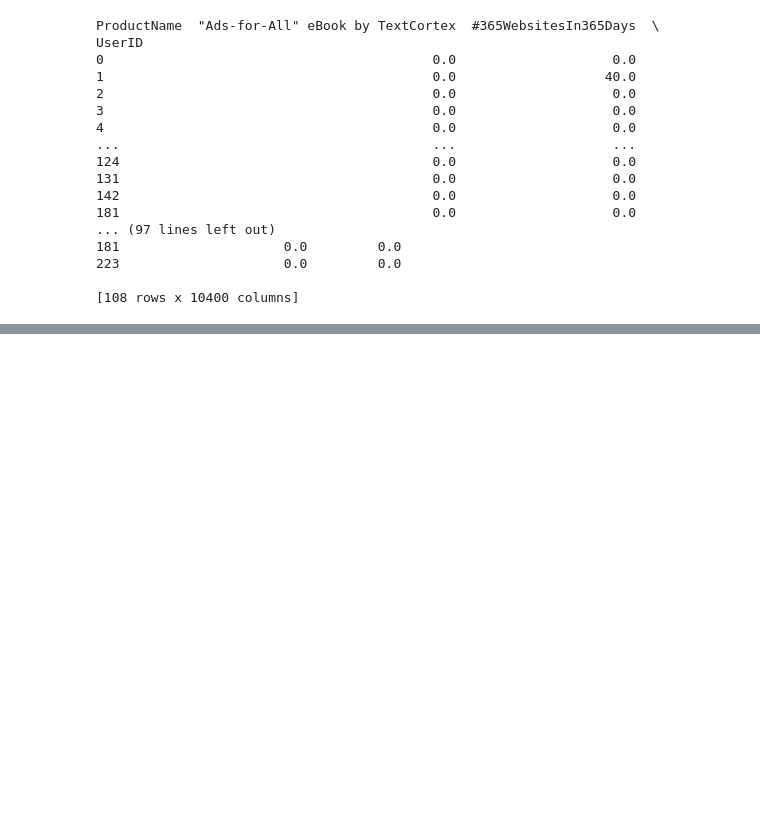
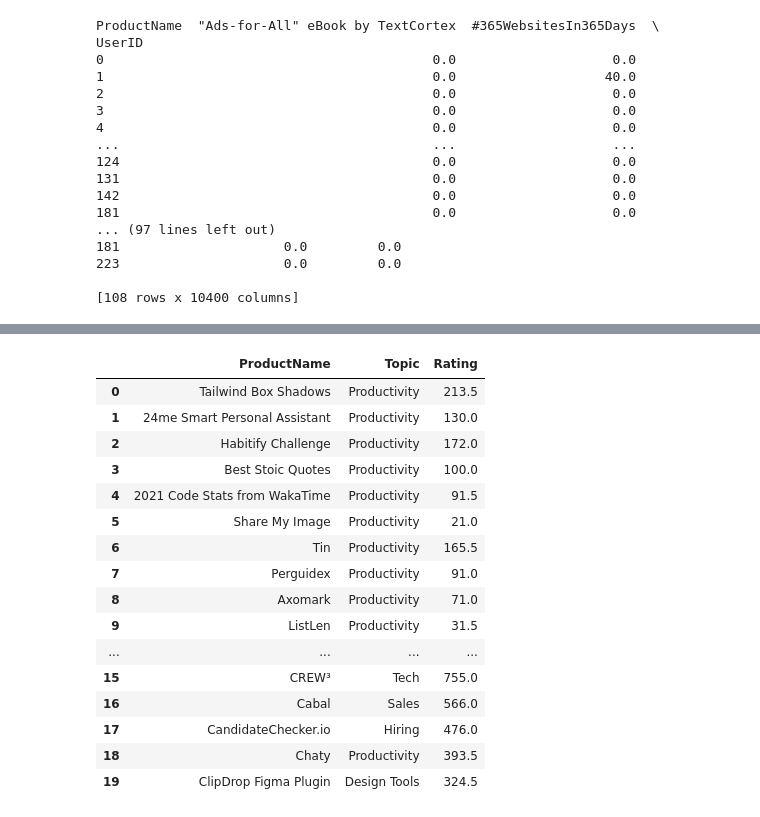
Before and after one commit to iaayushmaan/EngageSpectrum, a Jupyter notebook: engageQuotient.ipynb, the cells around one changed output, grey strips where cells are left out. Cells and saved outputs as stored; diff of their text form; code cells hidden in the pictures; blank space fills up the shorter version.

Commit message:
Hybrid recommendation

```diff
--- a/engageQuotient.ipynb
+++ b/engageQuotient.ipynb
@@ -264,0 +350,25 @@ Top 10 recommended products with topics for user 15: [("100,000 Humans That Don'
+# %%
+# Usage
+target_user_id = 15
+product_name = 'DevAssets'
+topic = 'Productivity'
+hybrid_rec = hybrid_recommendation(df, target_user_id, topic, product_name, 10)
+hybrid_rec
+# %% [output]
+|  | ProductName | Topic | Rating |
+| 0 | Tailwind Box Shadows | Productivity | 213.5 |
+| 1 | 24me Smart Personal Assistant | Productivity | 130.0 |
+| 2 | Habitify Challenge | Productivity | 172.0 |
+| 3 | Best Stoic Quotes | Productivity | 100.0 |
+| 4 | 2021 Code Stats from WakaTime | Productivity | 91.5 |
+| 5 | Share My Image | Productivity | 21.0 |
+| 6 | Tin | Productivity | 165.5 |
+| 7 | Perguidex | Productivity | 91.0 |
+| 8 | Axomark | Productivity | 71.0 |
+| 9 | ListLen | Productivity | 31.5 |
+| ... | ... | ... | ... |
+| 15 | CREW³ | Tech | 755.0 |
+| 16 | Cabal | Sales | 566.0 |
+| 17 | CandidateChecker.io | Hiring | 476.0 |
+| 18 | Chaty | Productivity | 393.5 |
+| 19 | ClipDrop Figma Plugin | Design Tools | 324.5 |
```
Also changed, not shown: parts of 2 cells of this notebook.
